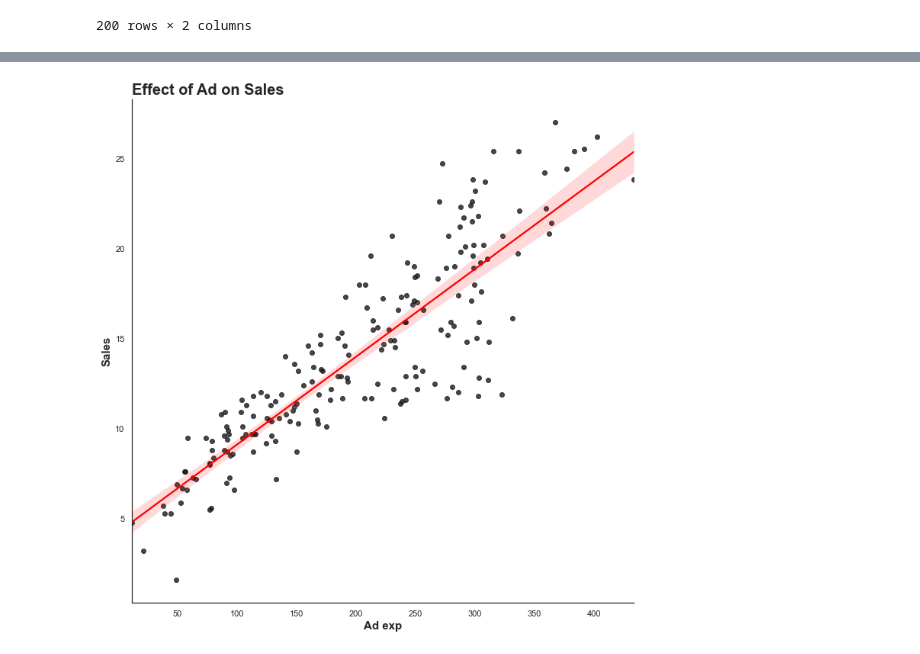
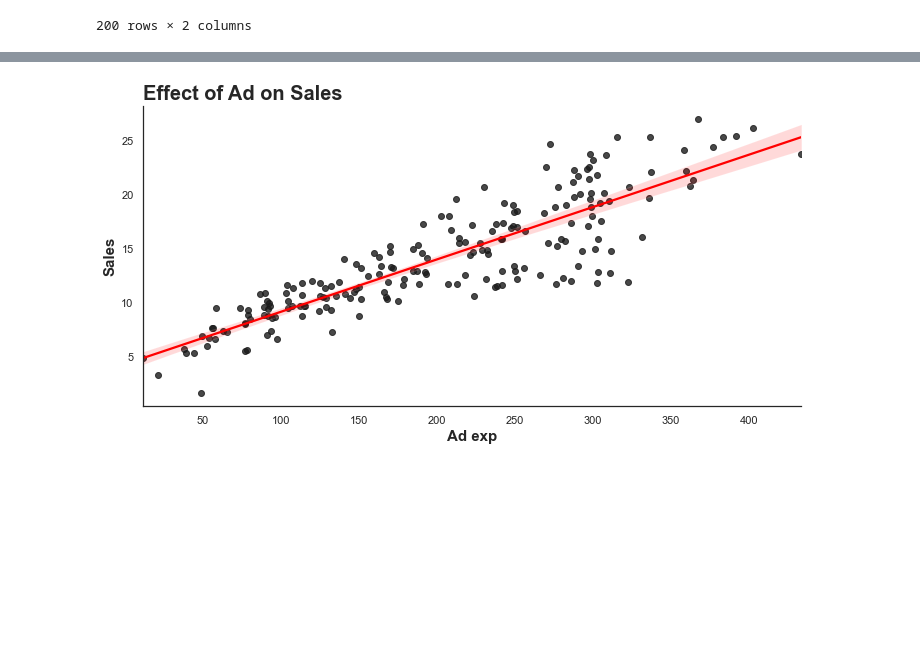
Before and after one commit to arl9kin/Python_data, a Jupyter notebook: viz/scatter_with_trend.ipynb, the cells around one changed output, grey strips where cells are left out. Cells and saved outputs as stored; diff of their text form; code cells hidden in the pictures; blank space fills up the shorter version.

```diff
--- a/viz/scatter_with_trend.ipynb
+++ b/viz/scatter_with_trend.ipynb
@@ -39,16 +39,17 @@ plt.show()
 # %%
 sns.set_style ('white')
 
 sns.lmplot(x = 'Budget',
            y = 'Sales',
            data = df,
            scatter_kws = {'color':'k'},
            line_kws = {'color':'red'},
-           height = 10)
+           height = 5,
+           aspect = 2)
 plt.xlabel("Ad exp", fontsize = 15, fontweight = 'bold')
 plt.ylabel("Sales", fontsize = 15, fontweight = 'bold')
 plt.title ("Effect of Ad on Sales", fontsize = 20, fontweight = 'bold', loc = 'left')
 sns.despine()
 plt.show()
 # %% [output]
-[figure, old version]
+[figure, new version]
```
Also changed, not shown: parts of 1 cell of this notebook.
